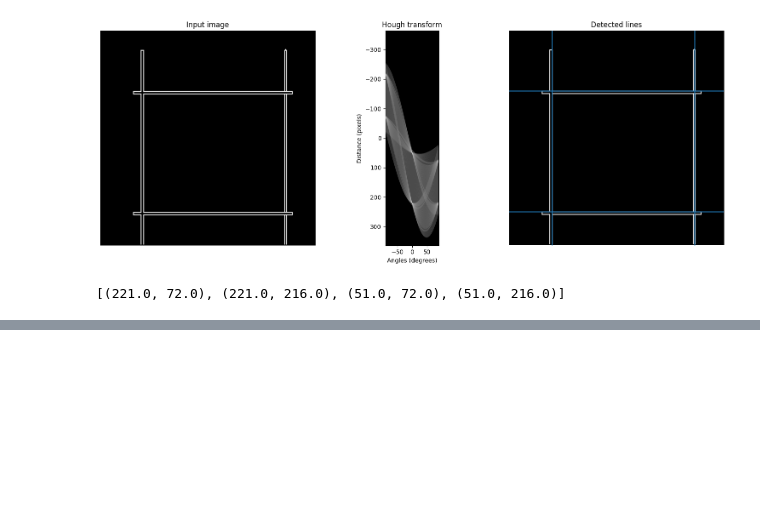
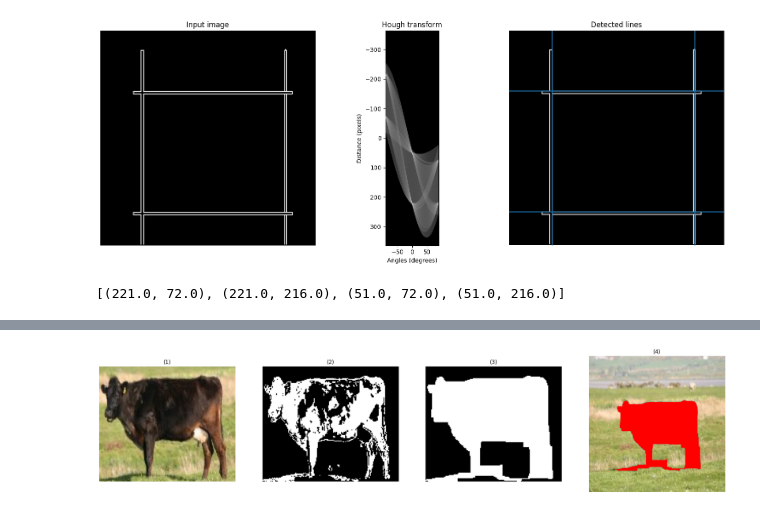
Before and after one commit to Omar-Al-Sharif/Magic-Inpainting, a Jupyter notebook: region_detection_approach_1_cowimg.ipynb, the cells around one changed output, grey strips where cells are left out. Cells and saved outputs as stored; diff of their text form; code cells hidden in the pictures; blank space fills up the shorter version.

Commit message:
region-growing

```diff
--- a/region_detection_approach_1_cowimg.ipynb
+++ b/region_detection_approach_1_cowimg.ipynb
@@ -224,0 +335,89 @@ show_images(images=[test, gray_sel_cow])
+# %%
+# Get the dimensions of the image
+height, width, channels = subimage.shape
+
+# consider it the middle pixel for now:  "will be given by user later"
+# Calculate the middle pixel coordinates
+middle_pixel_x = width // 2
+middle_pixel_y = height // 2
+# Get the RGB values of the middle pixel
+middle_pixel_rgb = subimage[middle_pixel_y, middle_pixel_x]
+
+# seed point
+seed= (middle_pixel_x,middle_pixel_y)
+# seed color:
+seed_color= middle_pixel_rgb
+
+
+# extra_seed1= (middle_pixel_x - 10, middle_pixel_y + 10)
+# extra_seed1_color= subimage[extra_seed1[1], extra_seed1[0]]
+
+# extra_seed2= (middle_pixel_x + 10, middle_pixel_y - 10)
+# extra_seed2_color= subimage[extra_seed2[1], extra_seed2[0]]
+
+# extra_seed3= (middle_pixel_x + 10, middle_pixel_y + 10)
+# extra_seed3_color= subimage[extra_seed3[1], extra_seed3[0]]
+
+
+
+# paper: https://link.springer.com/referenceworkentry/10.1007/978-0-387-31439-6_450#:~:text=The%20similarity%20measure%20s(x,space%20(or%20color%20model).
+# similarity criteria based on the color:   "assuming working in RGB space"
+def similarity_criterion(pixel_color, seed_color):
+    # Calculate the color intensity difference between the pixel and the seed point
+    #print(pixel_color,seed_color)
+
+    #Euclidean dist:
+    color_difference = np.linalg.norm(pixel_color - seed_color)
+   # print(color_difference)
+
+    # Check if the color difference is within the acceptable range
+    if color_difference <= 150:
+        #print("true")
+        return True
+    else:
+        #print("false")
+        return False
+
+
+
+# Initialize the region   --- Region Growing part
+region = np.zeros(subimage.shape)
+region[seed[1], seed[0]] = 1
+# region[extra_seed1[1], extra_seed1[0]] = 1
+# region[extra_seed2[1], extra_seed2[0]] = 1
+# region[extra_seed3[1], extra_seed3[0]] = 1
+
+# Iteratively grow the region
+for i in range(subimage.shape[0]):
+    for j in range(subimage.shape[1]):
+        pixel = subimage[i, j]
+        if similarity_criterion(pixel, middle_pixel_rgb):
+            region[i, j] = 1
+
+        # elif similarity_criterion(pixel, extra_seed1_color):
+        #     region[i, j] = 1
+        # elif similarity_criterion(pixel, extra_seed2_color):
+        #     region[i, j] = 1
+        # elif similarity_criterion(pixel, extra_seed3_color):
+        #     region[i, j] = 1
+
+
+# apply morphology for the region:
+se_reg = np.ones((20, 20), np.uint8)
+gray_region= rgb2gray(region)
+morh_reg= closing(gray_region,se_reg)
+morh_reg= closing(morh_reg,se_reg)
+morh_reg= closing(morh_reg,se_reg)
+
+
+
+# Create a copy of the original image
+result_image = our_img.copy()
+
+# Update the pixels in the copy based on the region mask
+result_image[y1:y2, x1:x2][morh_reg > 0] = [255, 0, 0]  # Set pixels in the region to red
+
+show_images(images=[subimage, gray_region, morh_reg, result_image])
+# show_images(images=[subimage, gray_region, morh_reg])
+# %% [output]
+[figure, added]
```
Also changed, not shown: parts of 11 cells of this notebook, 2 other files.
